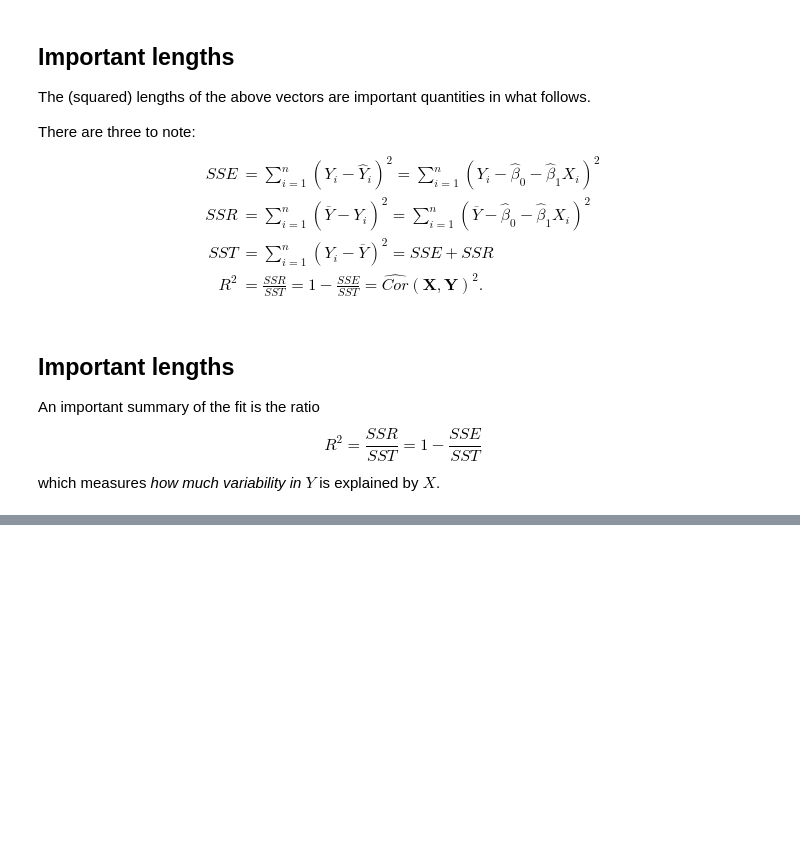
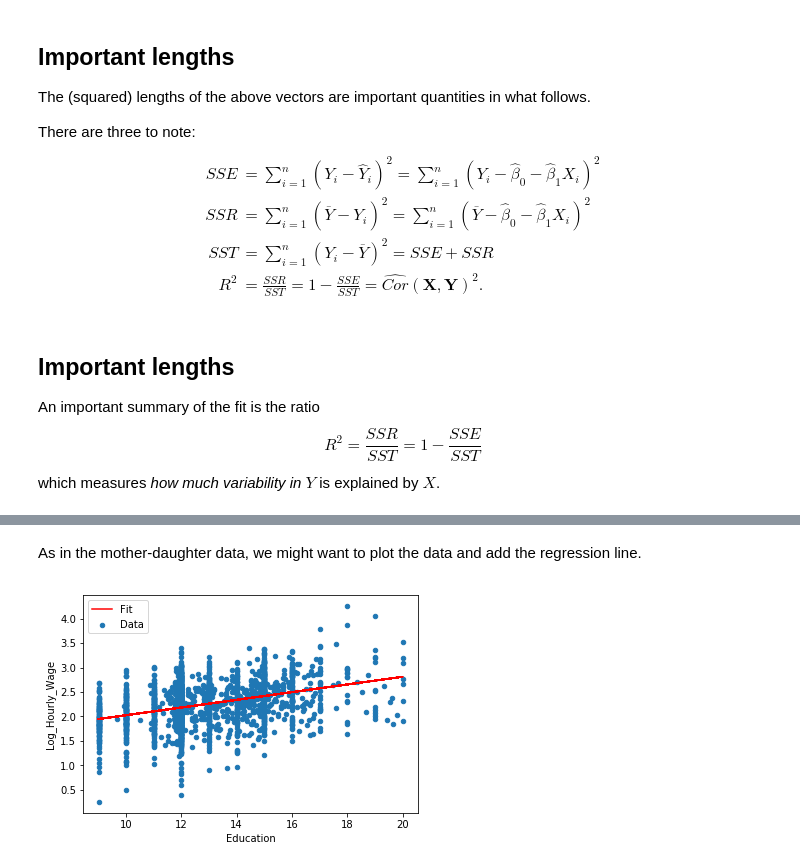
Before and after one commit to antshk/pyStanfordStats191, a Jupyter notebook: 3. Simple linear regression.ipynb, the cells around one changed output, grey strips where cells are left out. Drawn from its saved outputs; the diff is of its cells as text; code cells hidden in the pictures; blank space fills up the shorter version.

```diff
--- a/3. Simple linear regression.ipynb
+++ b/3. Simple linear regression.ipynb
@@ -294,0 +276,14 @@ Gary Koop and Justin L. Tobias, "Learning about Heterogeneity in Returns to Scho
+# %%
+cwd=os.getcwd()
+
+#cols_wages_invar=['Ability', 'Mothers_Education', 'Fathers_Education','Dummy_Residence', 'N_Siblings']
+#wages_invar = pd.read_table(os.path.join(cwd,r".\data\03_kt-data_time_invar.dat"),
+#                            names = cols_wages_invar,
+#                            skipinitialspace=True,
+#                            sep=' ')
+
+cols_wages_var=['Person_id', 'Education', 'Log_Hourly_Wage','Potential_Experience', 'Time_Trend']
+wages_var   = pd.read_table(os.path.join(cwd,r".\data\03_kt-data_time_var.dat"),
+                            names = cols_wages_var,
+                            skipinitialspace=True,
+                            sep=' ')
@@ -294,0 +296,3 @@ Gary Koop and Justin L. Tobias, "Learning about Heterogeneity in Returns to Scho
+# %%
+dfw=wages_var.loc[:,('Person_id','Education','Log_Hourly_Wage')].groupby('Person_id').mean()
+dfw.Log_Hourly_Wage.mean()
@@ -294,0 +303,3 @@ Gary Koop and Justin L. Tobias, "Learning about Heterogeneity in Returns to Scho
+# %%
+results=smf.ols('Log_Hourly_Wage ~ Education',data=dfw).fit()
+print(results.summary())
@@ -294,0 +324,10 @@ Gary Koop and Justin L. Tobias, "Learning about Heterogeneity in Returns to Scho
+# %% [markdown]
+As in the mother-daughter data, we might want to plot the data and add the regression line.
+# %%
+fig, ax = plt.subplots()
+dfw.plot.scatter(x='Education',y='Log_Hourly_Wage',ax=ax,label='Data')
+ax.plot(dfw.Education, results.predict(dfw.Education), color='red', label='Fit')
+ax.legend()
+plt.show()
+# %% [output]
+[figure, added]
```
Also changed, not shown: parts of 71 cells of this notebook.
